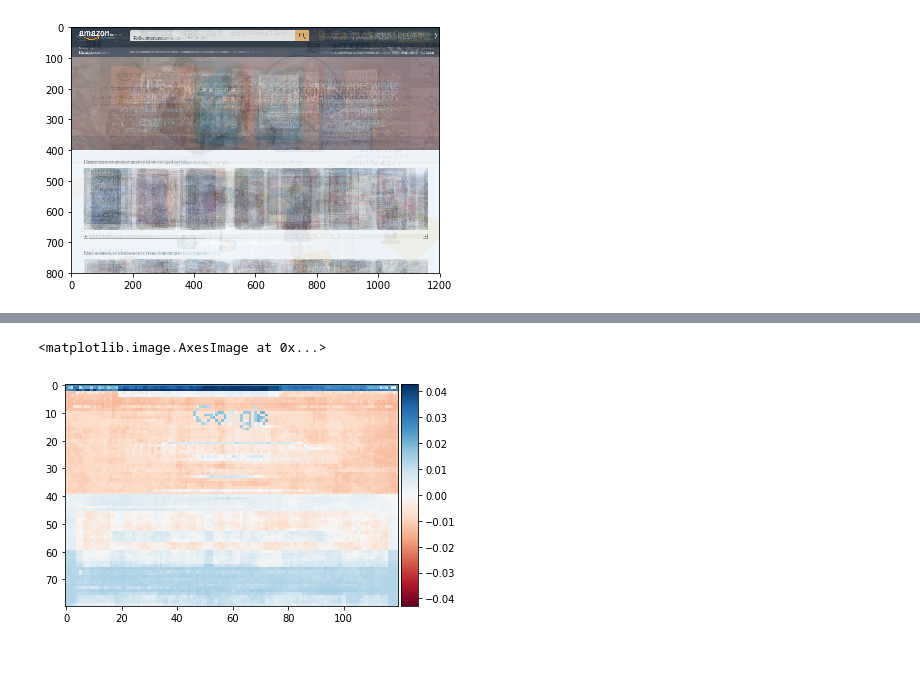
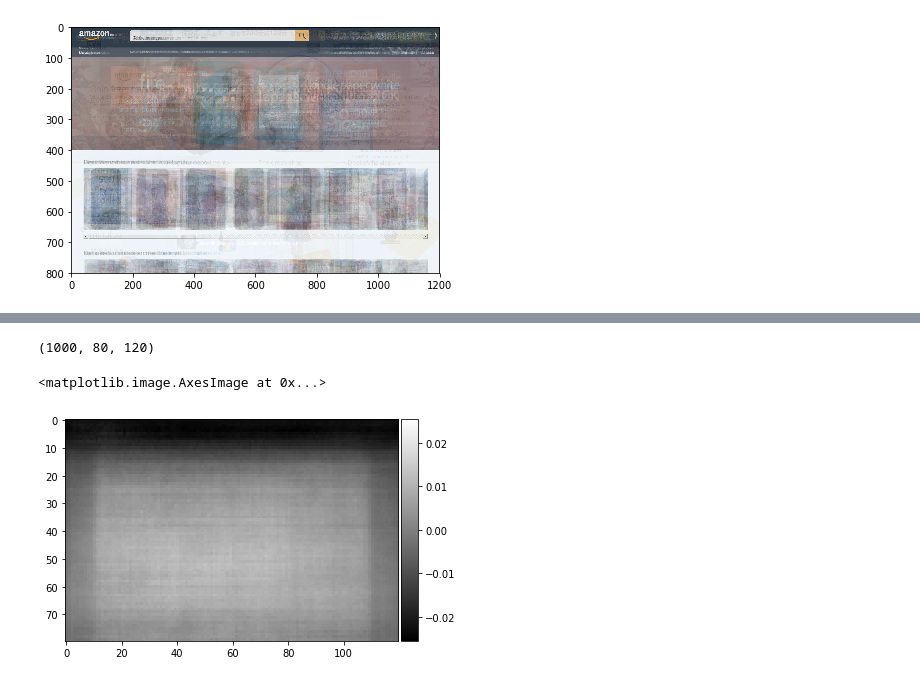
Before and after one commit to mathcass/eigenlayout, a Jupyter notebook: Analysis.ipynb, the cells around one changed output, grey strips where cells are left out. Saved outputs shown, nothing was run; the diff lists cells and outputs as text; code cells hidden in the pictures.

Commit message:
Add some additional analysis decomposing images via PCA

```diff
--- a/Analysis.ipynb
+++ b/Analysis.ipynb
@@ -90,2 +76,4 @@ grey_images = np.array([color.rgb2grey(im) for im in small_images])
 # %%
 mean_image = grey_images.mean(axis=0)
+# %%
+show_grey = lambda im: io.imshow(im, cmap=plt.cm.gray)
@@ -108,10 +105,10 @@ centered_images.reshape(164, 80*120).shape
 # %%
-reshaped_images = centered_images.reshape(164, 80*120)
+reshaped_images = centered_images.reshape(centered_images.shape[0], 80*120)
 # %%
 %%time
 
 from sklearn.decomposition import PCA
 
 pca = PCA(n_components=centered_images.shape[0])
-pca.fit(centered_images.reshape(164, 80*120))
+pca.fit(reshaped_images)
 # %% [output]
@@ -122,7 +142,11 @@ one_and_one = np.dot(pca.transform(reshaped_images[0:1]), pca.components_)
 # %%
-component_images = pca.components_.reshape(164, 80, 120)
+component_images = pca.components_.reshape(*grey_images.shape)
+# %%
+component_images.shape
+# %% [output]
+(1000, 80, 120)
 # %%
-io.imshow(component_images[0])
+show_grey(component_images[0])
 # %% [output]
 <matplotlib.image.AxesImage at 0x...>
-[figure, old version]
+[figure, new version]
```
Also changed, not shown: parts of 33 cells of this notebook.
